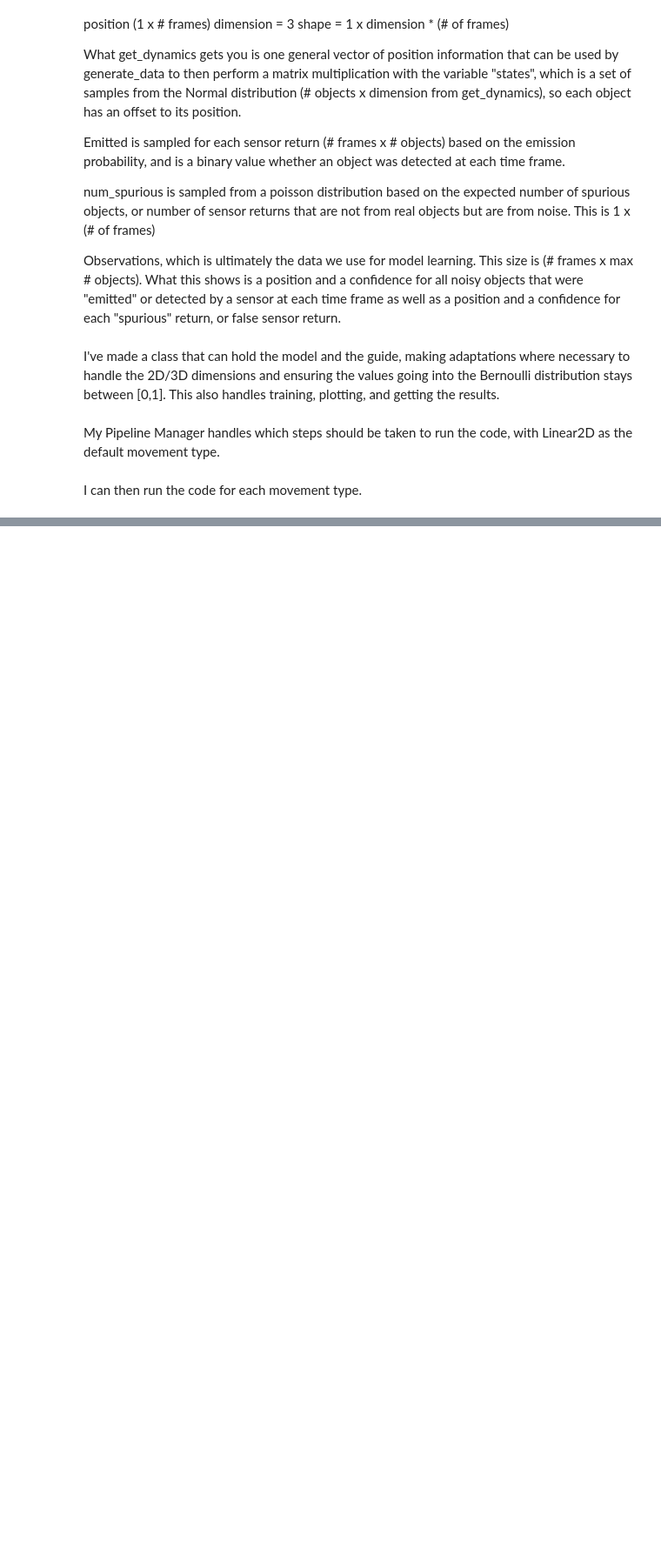
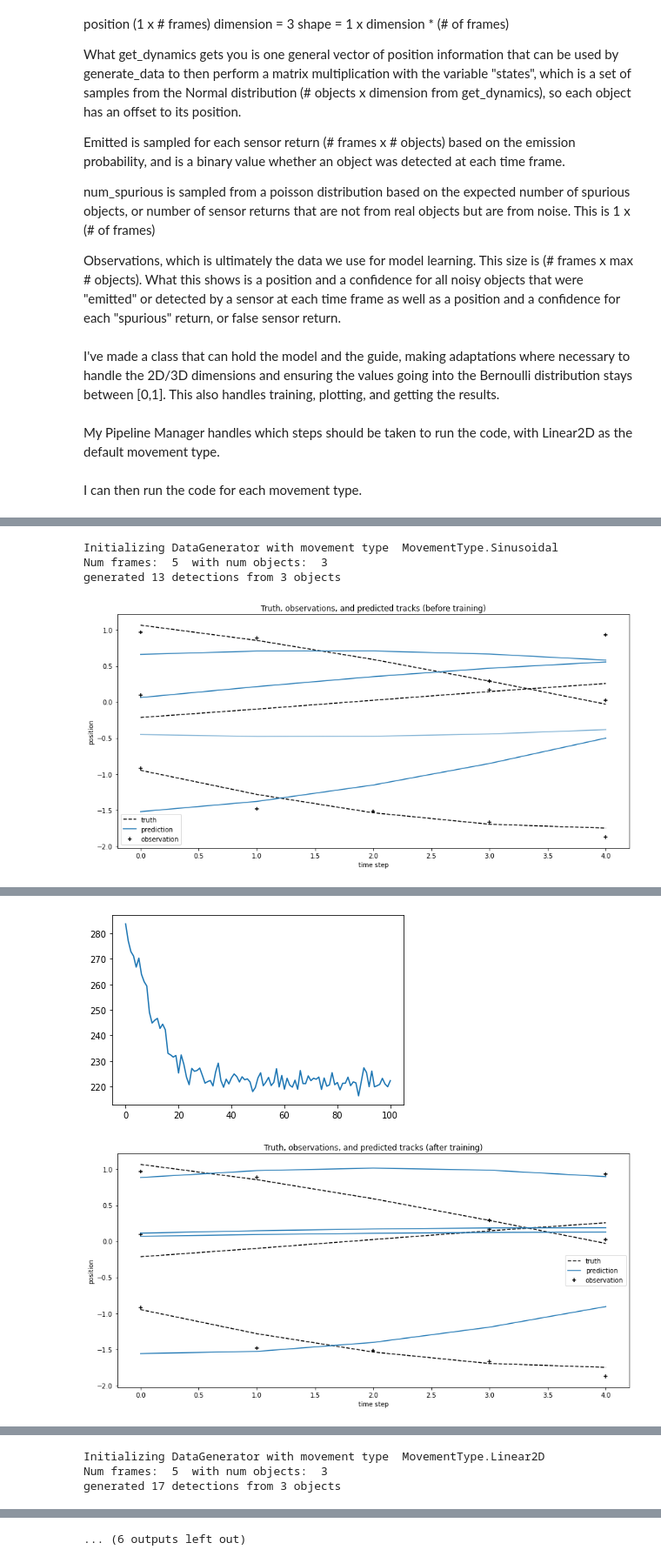
Before and after one commit to kstisser/ProbabilisticTracking, a Jupyter notebook: JupyterNotebooks/Adaptations.ipynb, the cells around one changed output, grey strips where cells are left out. Shown at 87% size. Saved outputs shown, nothing was run; the diff lists cells and outputs as text; code cells hidden in the pictures; blank space fills up the shorter version.

```diff
--- a/JupyterNotebooks/Adaptations.ipynb
+++ b/JupyterNotebooks/Adaptations.ipynb
@@ -383 +397,13 @@ epoch  100 loss = 172.71067810058594
 ... (6 outputs left out)
+# %%
+pipelineManager = PipelineManager(MovementType.Sinusoidal)
+pipelineManager.trainAndPredict(False)
+pipelineManager = PipelineManager(MovementType.Linear2D)
+pipelineManager.trainAndPredict(False)
+pipelineManager = PipelineManager(MovementType.Linear3D)
+pipelineManager.trainAndPredict(False)
+# %% [output]
+Initializing DataGenerator with movement type  MovementType.Sinusoidal
+Num frames:  5  with num objects:  3
+generated 13 detections from 3 objects
+[figure, added]
@@ -383,0 +421,2 @@ epoch  100 loss = 172.71067810058594
+[figure, added]
+[figure, added]
@@ -383,0 +424,3 @@ epoch  100 loss = 172.71067810058594
+Initializing DataGenerator with movement type  MovementType.Linear2D
+Num frames:  5  with num objects:  3
+generated 17 detections from 3 objects
@@ -383,0 +442 @@ epoch  100 loss = 172.71067810058594
+... (6 outputs left out)
```
Also changed, not shown: parts of 4 cells of this notebook, 1 other file.
